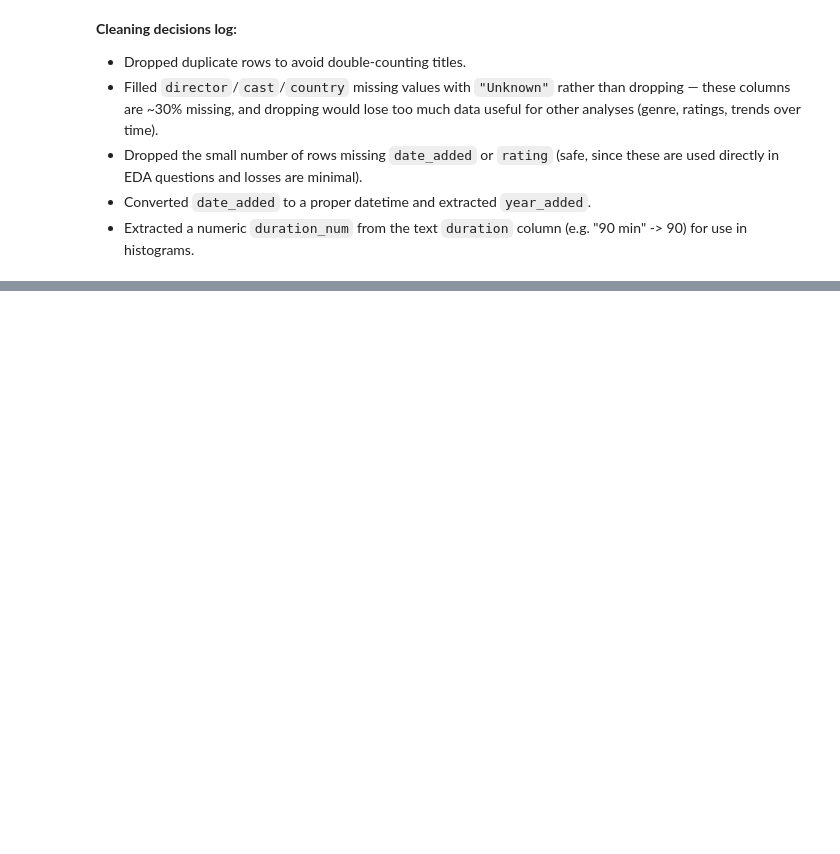
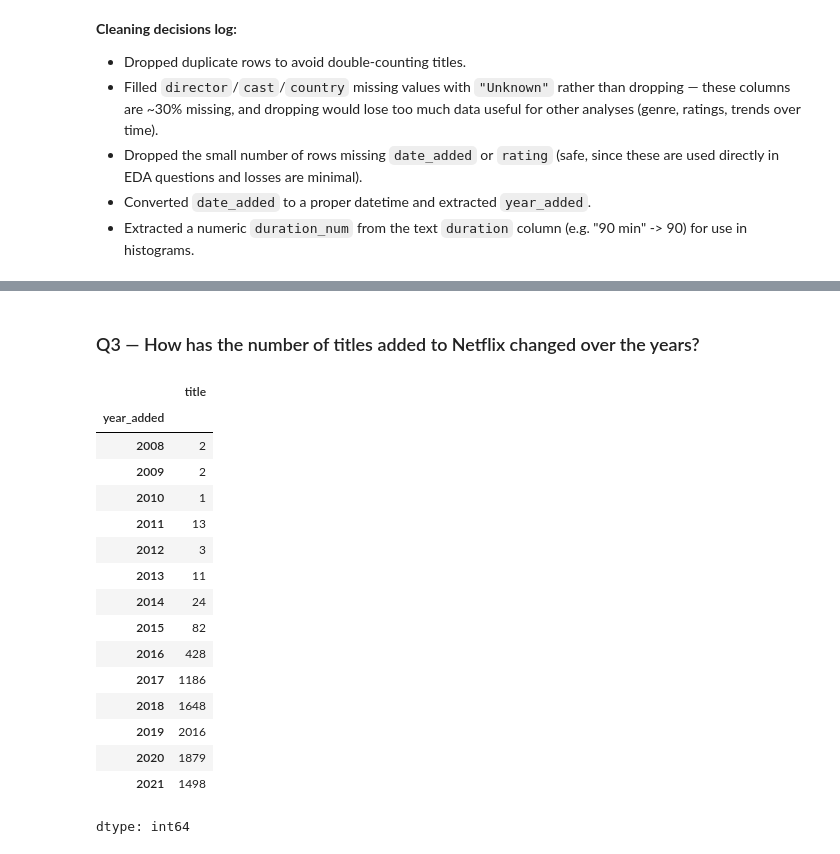
Before and after one commit to raaghuno18-spec/Netflix-EDA-project, a Jupyter notebook: notebooks/Netflix_EDA_Project1.ipynb, the cells around one changed output, grey strips where cells are left out. Drawn from its saved outputs; the diff is of its cells as text; code cells hidden in the pictures; blank space fills up the shorter version.

```diff
--- a/notebooks/Netflix_EDA_Project1.ipynb
+++ b/notebooks/Netflix_EDA_Project1.ipynb
@@ -161,0 +203,23 @@ Final shape: (8793, 14)
+# %% [markdown]
+### Q3 — How has the number of titles added to Netflix changed over the years?
+# %%
+titles_per_year = df_clean.groupby("year_added")["title"].count().sort_index()
+titles_per_year
+# %% [output]
+|  | title |
+| year_added |  |
+| 2008 | 2 |
+| 2009 | 2 |
+| 2010 | 1 |
+| 2011 | 13 |
+| 2012 | 3 |
+| 2013 | 11 |
+| 2014 | 24 |
+| 2015 | 82 |
+| 2016 | 428 |
+| 2017 | 1186 |
+| 2018 | 1648 |
+| 2019 | 2016 |
+| 2020 | 1879 |
+| 2021 | 1498 |
+dtype: int64
```
Also changed, not shown: parts of 9 cells of this notebook.
